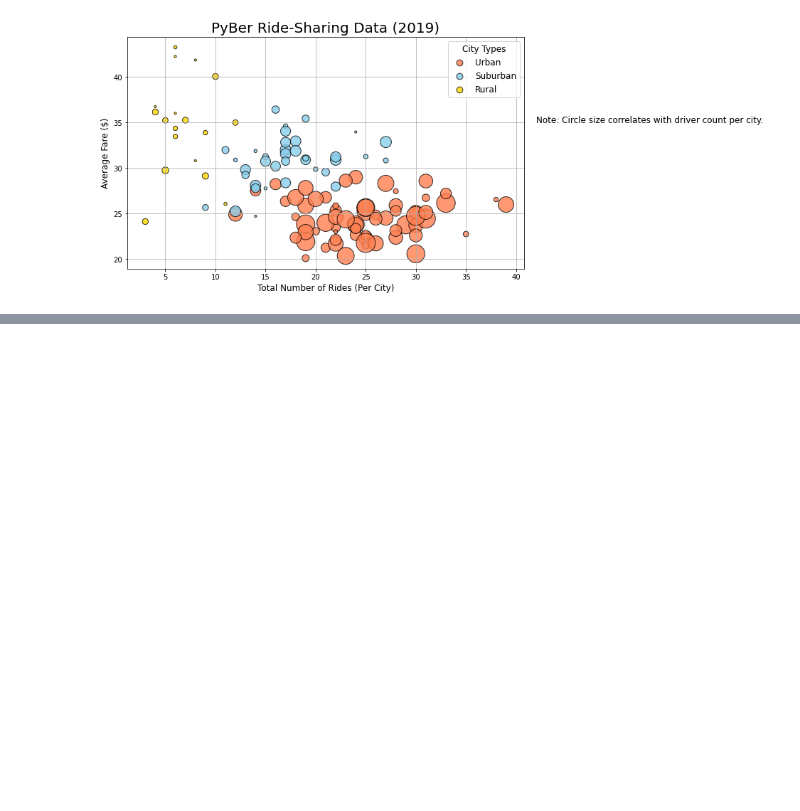
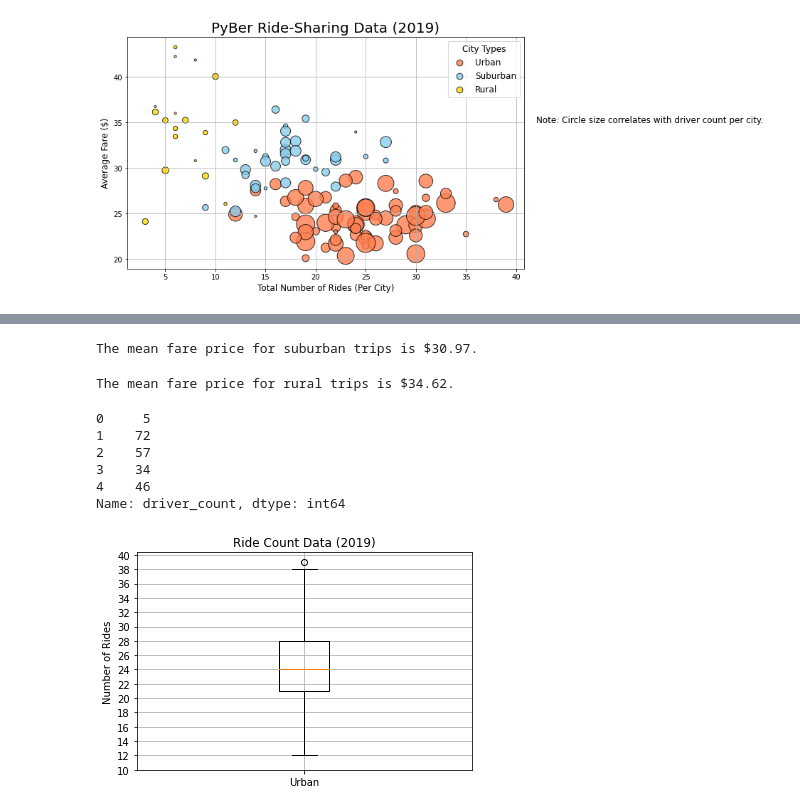
Before and after one commit to EdwardGold67/PyBer_Analysis, a Jupyter notebook: PyBer.ipynb, the cells around one changed output, grey strips where cells are left out. Drawn from its saved outputs; the diff is of its cells as text; code cells hidden in the pictures; blank space fills up the shorter version.

```diff
--- a/PyBer.ipynb
+++ b/PyBer.ipynb
@@ -360,0 +504,34 @@ plt.show()
+# %%
+mean_suburban_fares = np.mean(suburban_fares)
+print(f"The mean fare price for suburban trips is ${mean_suburban_fares:.2f}.")
+# %% [output]
+The mean fare price for suburban trips is $30.97.
+# %%
+mean_rural_fares = np.mean(rural_fares)
+print(f"The mean fare price for rural trips is ${mean_rural_fares:.2f}.")
+# %% [output]
+The mean fare price for rural trips is $34.62.
+# %%
+# Get the driver count data from the urban cities.
+urban_drivers = urban_cities_df['driver_count']
+urban_drivers.head()
+# %% [output]
+0     5
+1    72
+2    57
+3    34
+4    46
+Name: driver_count, dtype: int64
+# %%
+# Create a box-and-whisker plot for the urban cities ride count.
+x_labels = ["Urban"]
+fig, ax = plt.subplots()
+ax.boxplot(urban_ride_count, labels=x_labels)
+# Add the title, y-axis label and grid.
+ax.set_title('Ride Count Data (2019)')
+ax.set_ylabel('Number of Rides')
+ax.set_yticks(np.arange(10, 41, step=2.0))
+ax.grid()
+plt.show()
+# %% [output]
+[figure, added]
```
Also changed, not shown: parts of 27 cells of this notebook.
